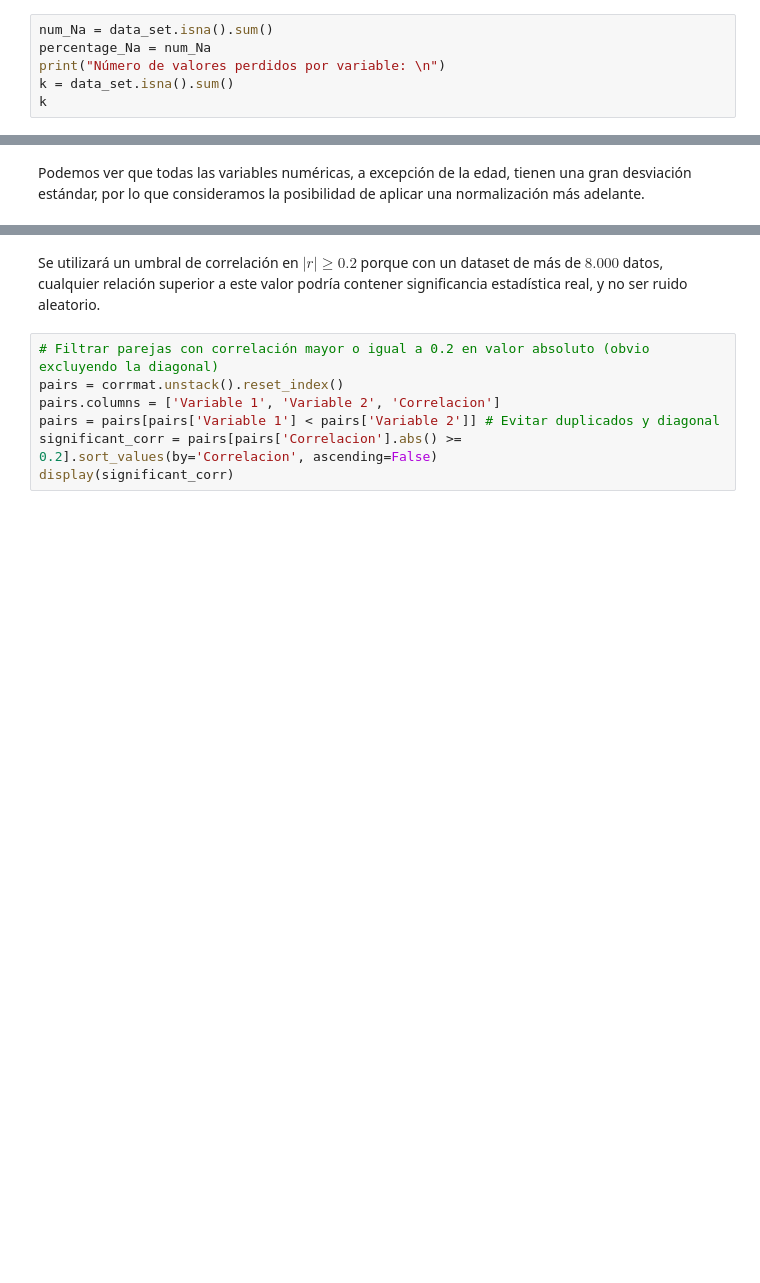
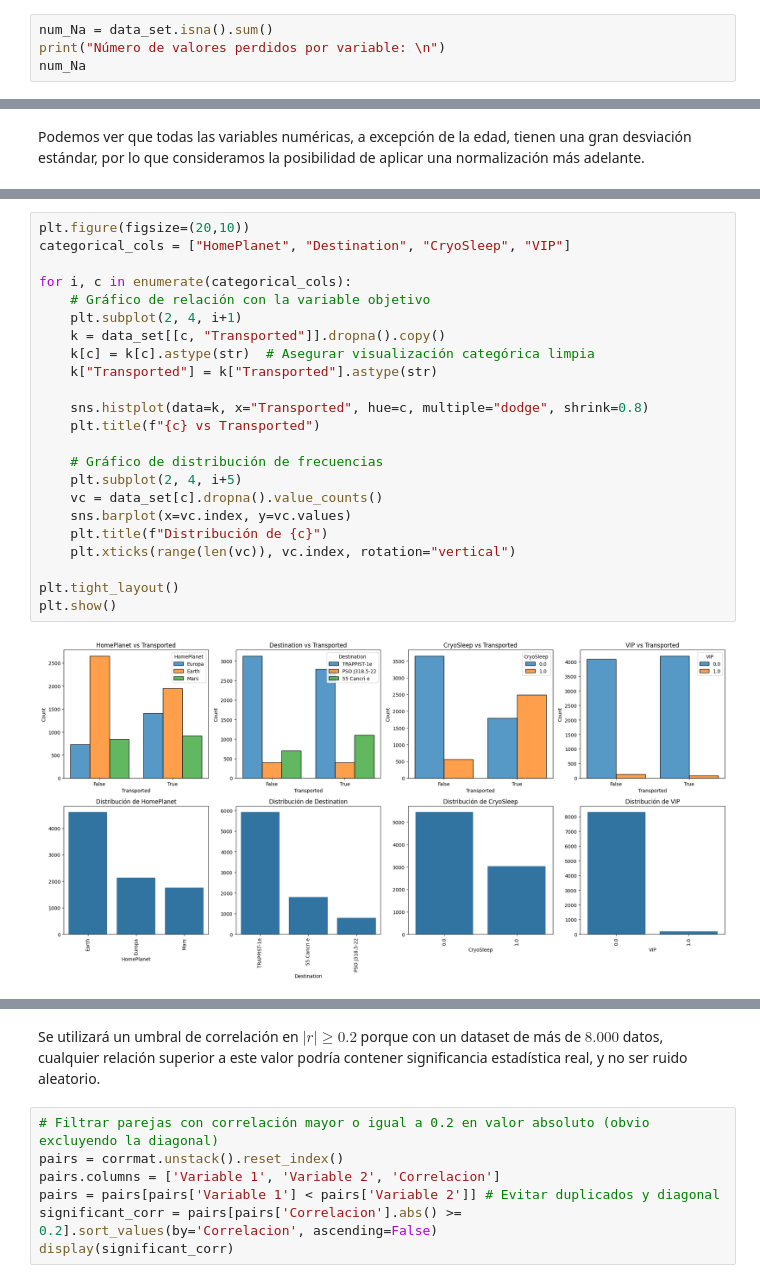
Before and after one commit to Sam-eb/Modelos-1-2026-2, a Jupyter notebook: Proyecto_Modelos_1.ipynb, the cells around one changed output, grey strips where cells are left out. Drawn from its saved outputs; the diff is of its cells as text; blank space fills up the shorter version.

Commit message:
feat: análisis de CryoSleep/VIP vs Transported

```diff
--- a/Proyecto_Modelos_1.ipynb
+++ b/Proyecto_Modelos_1.ipynb
@@ -40,7 +57,5 @@ Podemos ver que nuestro conjunto de datos tiene un total de 8693 registros con 1
 En las siguientes celdas podemos ver la cantidad y el porcentaje de valores perdidos durante la recuperación de los datos.
 # %%
 num_Na = data_set.isna().sum()
-percentage_Na = num_Na
 print("Número de valores perdidos por variable: \n")
-k = data_set.isna().sum()
-k
+num_Na
@@ -68,0 +143,25 @@ sns.pairplot(data_set[cols])
+# %%
+plt.figure(figsize=(20,10))
+categorical_cols = ["HomePlanet", "Destination", "CryoSleep", "VIP"]
+
+for i, c in enumerate(categorical_cols):
+    # Gráfico de relación con la variable objetivo
+    plt.subplot(2, 4, i+1)
+    k = data_set[[c, "Transported"]].dropna().copy()
+    k[c] = k[c].astype(str)  # Asegurar visualización categórica limpia
+    k["Transported"] = k["Transported"].astype(str)
+
+    sns.histplot(data=k, x="Transported", hue=c, multiple="dodge", shrink=0.8)
+    plt.title(f"{c} vs Transported")
+
+    # Gráfico de distribución de frecuencias
+    plt.subplot(2, 4, i+5)
+    vc = data_set[c].dropna().value_counts()
+    sns.barplot(x=vc.index, y=vc.values)
+    plt.title(f"Distribución de {c}")
+    plt.xticks(range(len(vc)), vc.index, rotation="vertical")
+
+plt.tight_layout()
+plt.show()
+# %% [output]
+[figure, added]
```
Also changed, not shown: parts of 16 cells of this notebook.
